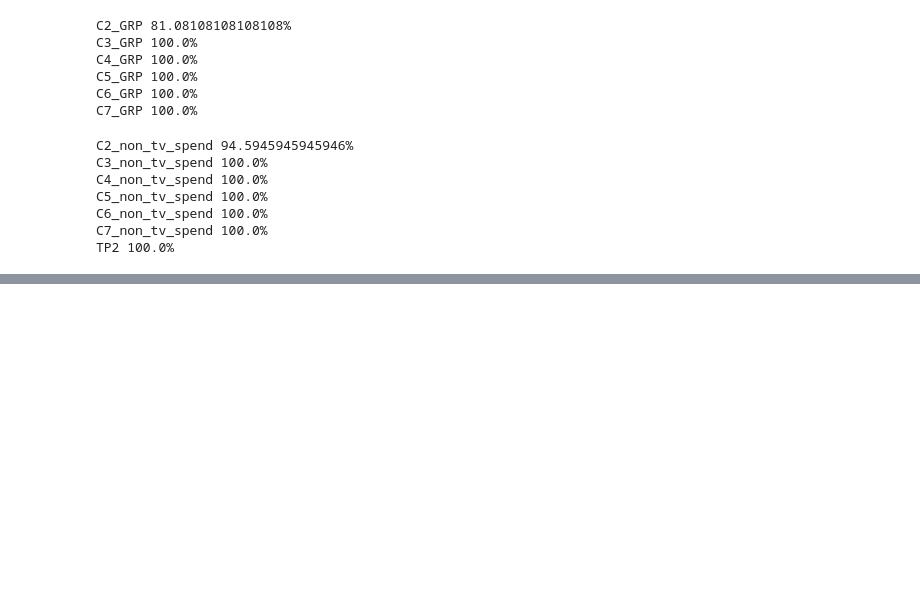
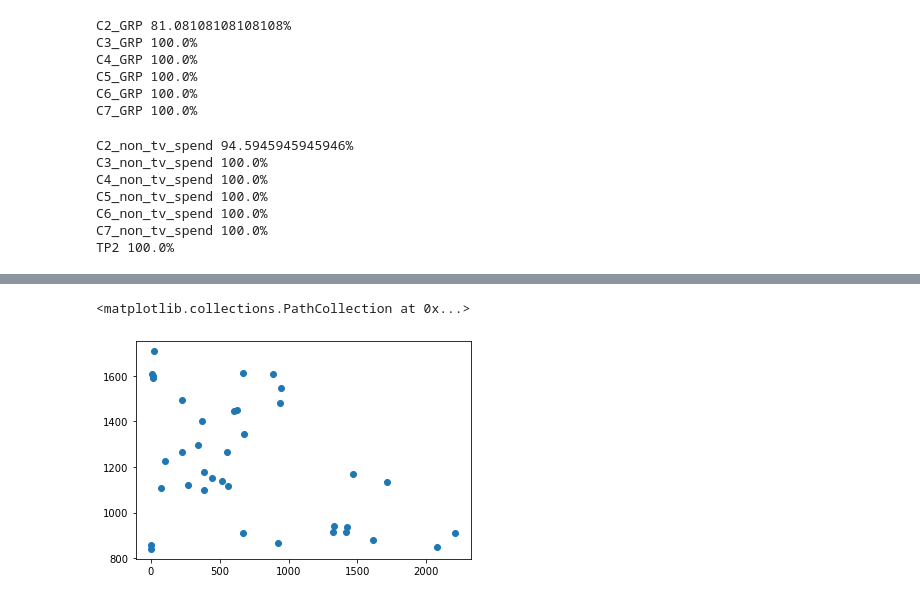
Before and after one commit to abhishekbansal98931/machine-learning-in-python, a Jupyter notebook: Media Mix Modelling - Tiger.ipynb, the cells around one changed output, grey strips where cells are left out. Drawn from its saved outputs; the diff is of its cells as text; code cells hidden in the pictures; blank space fills up the shorter version.

```diff
--- a/Media Mix Modelling - Tiger.ipynb
+++ b/Media Mix Modelling - Tiger.ipynb
@@ -250,3 +303,8 @@ for key in regressors:
 regressor = XGBRegressor()
 model = regressor.fit(X_train, y_train)
 y_pred = model.predict(X_test)
+# %%
+plt.scatter(df['B1_grp'], df['B1_sales_volume'])
+# %% [output]
+<matplotlib.collections.PathCollection at 0x...>
+[figure, added]
```
Also changed, not shown: parts of 17 cells of this notebook.
